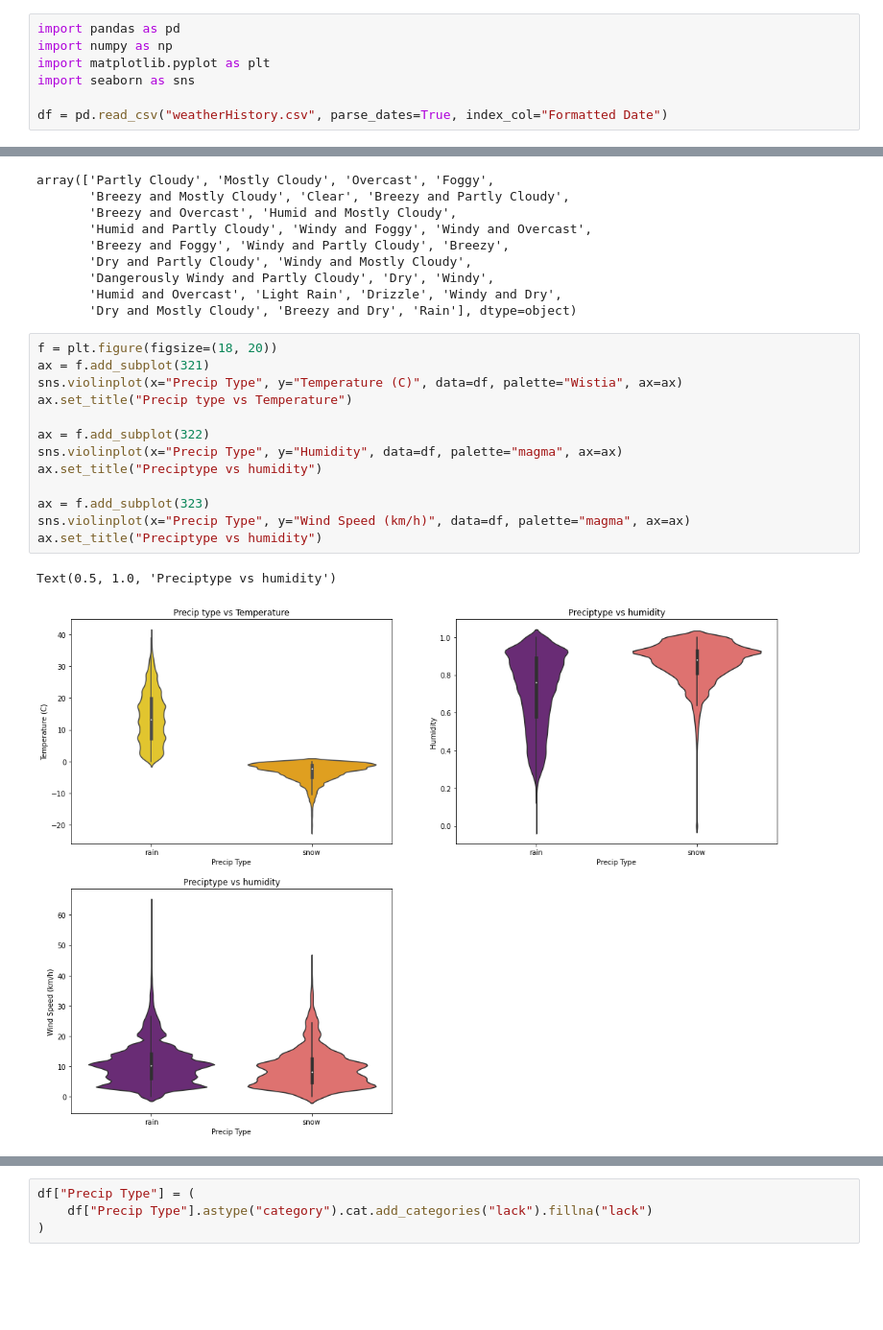
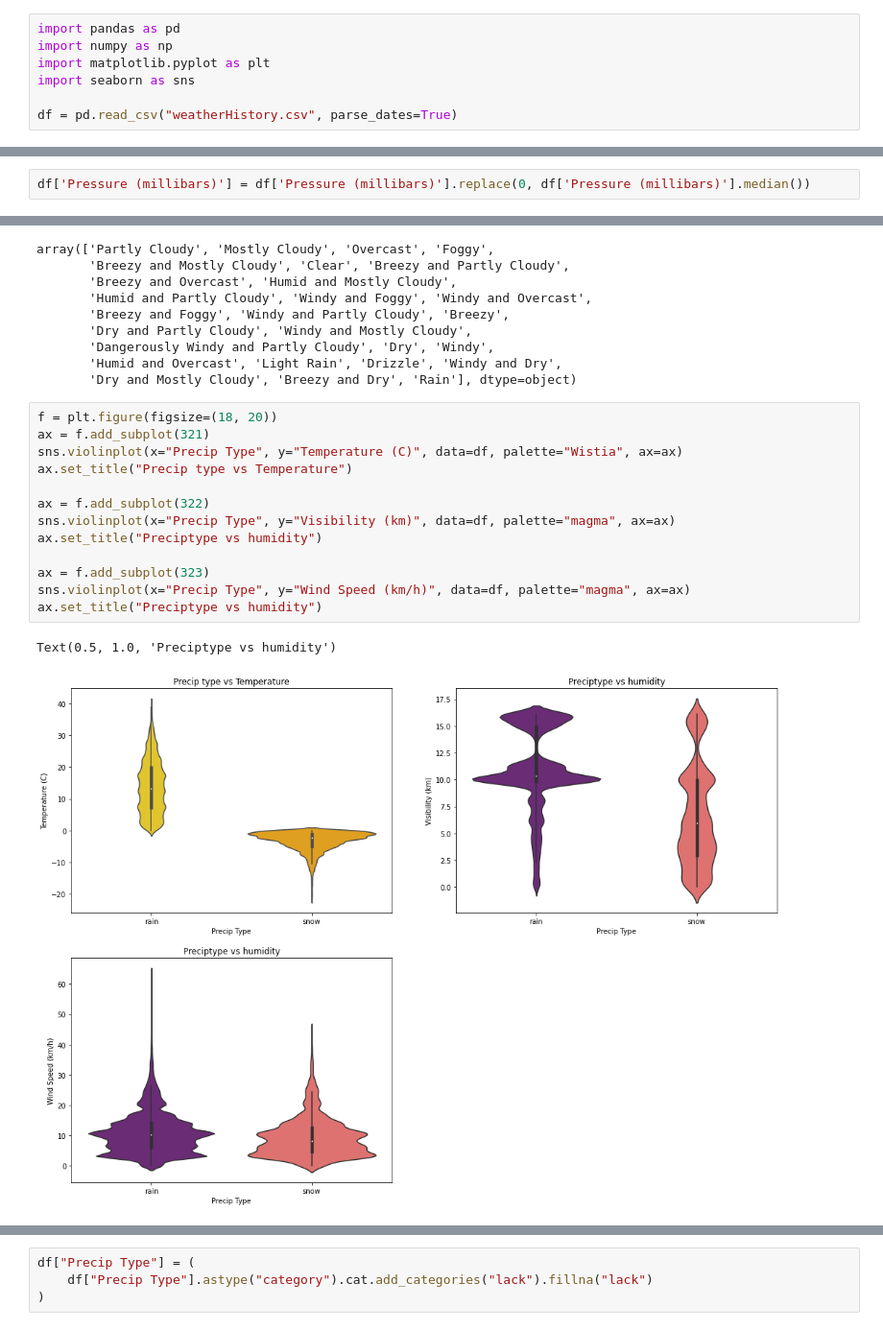
Before and after one commit to Wilmo95/regression-project, a Jupyter notebook: bartek.ipynb, the cells around one changed output, grey strips where cells are left out. Shown at 96% size. Drawn from its saved outputs; the diff is of its cells as text; blank space fills up the shorter version.

```diff
--- a/bartek.ipynb
+++ b/bartek.ipynb
@@ -4,7 +4,7 @@ import numpy as np
 import matplotlib.pyplot as plt
 import seaborn as sns
 
-df = pd.read_csv("weatherHistory.csv", parse_dates=True, index_col="Formatted Date")
+df = pd.read_csv("weatherHistory.csv", parse_dates=True)
 # %%
 df.sample(5)
 # %% [output]
@@ -78,3 +94,5 @@ Partly cloudy starting in the morning and breezy starting in the afternoon conti
 Rain until afternoon.                                                                                      24
 Foggy starting overnight continuing until morning and breezy in the afternoon.                             23
 Name: Daily Summary, Length: 214, dtype: int64
+# %%
+df['Pressure (millibars)'] = df['Pressure (millibars)'].replace(0, df['Pressure (millibars)'].median())
@@ -126,16 +156,16 @@ array(['Partly Cloudy', 'Mostly Cloudy', 'Overcast', 'Foggy',
 # %%
 f = plt.figure(figsize=(18, 20))
 ax = f.add_subplot(321)
 sns.violinplot(x="Precip Type", y="Temperature (C)", data=df, palette="Wistia", ax=ax)
 ax.set_title("Precip type vs Temperature")
 
 ax = f.add_subplot(322)
-sns.violinplot(x="Precip Type", y="Humidity", data=df, palette="magma", ax=ax)
+sns.violinplot(x="Precip Type", y="Visibility (km)", data=df, palette="magma", ax=ax)
 ax.set_title("Preciptype vs humidity")
 
 ax = f.add_subplot(323)
 sns.violinplot(x="Precip Type", y="Wind Speed (km/h)", data=df, palette="magma", ax=ax)
 ax.set_title("Preciptype vs humidity")
 # %% [output]
 Text(0.5, 1.0, 'Preciptype vs humidity')
-[figure, old version]
+[figure, new version]
```
Also changed, not shown: parts of 90 cells of this notebook, 1 other file.
